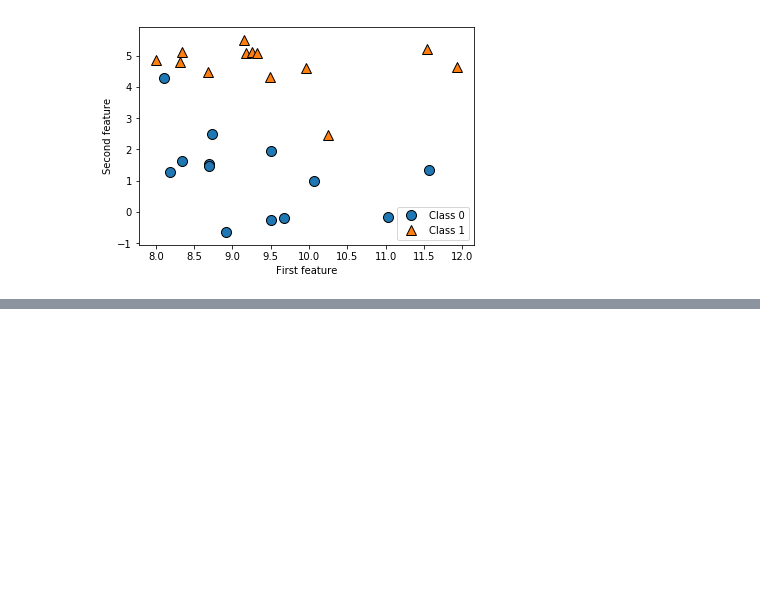
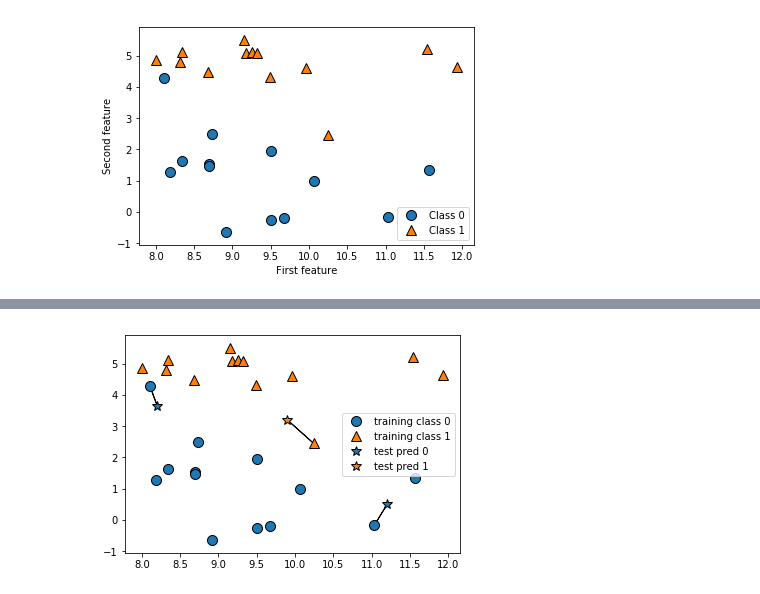
Before and after one commit to foragile/introduction_to_machine_learning_with_python, a Jupyter notebook: chapter02/监督学习.ipynb, the cells around one changed output, grey strips where cells are left out. Cells and saved outputs as stored; diff of their text form; code cells hidden in the pictures; blank space fills up the shorter version.

```diff
--- a/chapter02/监督学习.ipynb
+++ b/chapter02/监督学习.ipynb
@@ -66,0 +130,4 @@ X.shape:(26, 2)
+# %%
+mglearn.plots.plot_knn_classification(n_neighbors=1)
+# %% [output]
+[figure, added]
```
Also changed, not shown: parts of 26 cells of this notebook.
